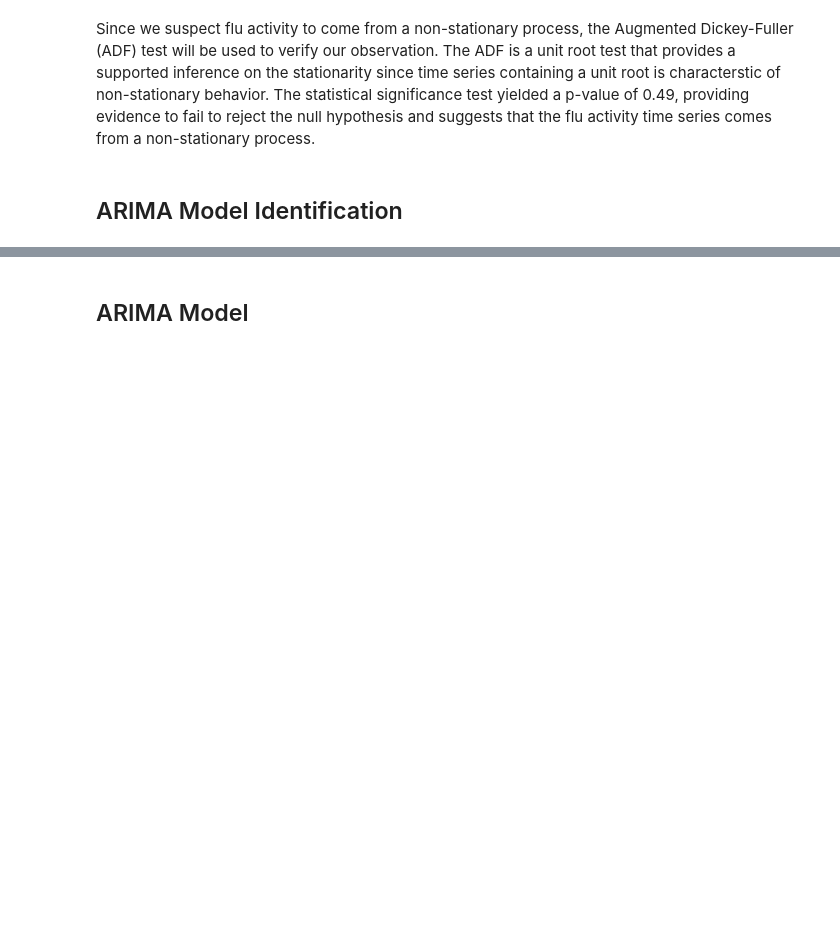
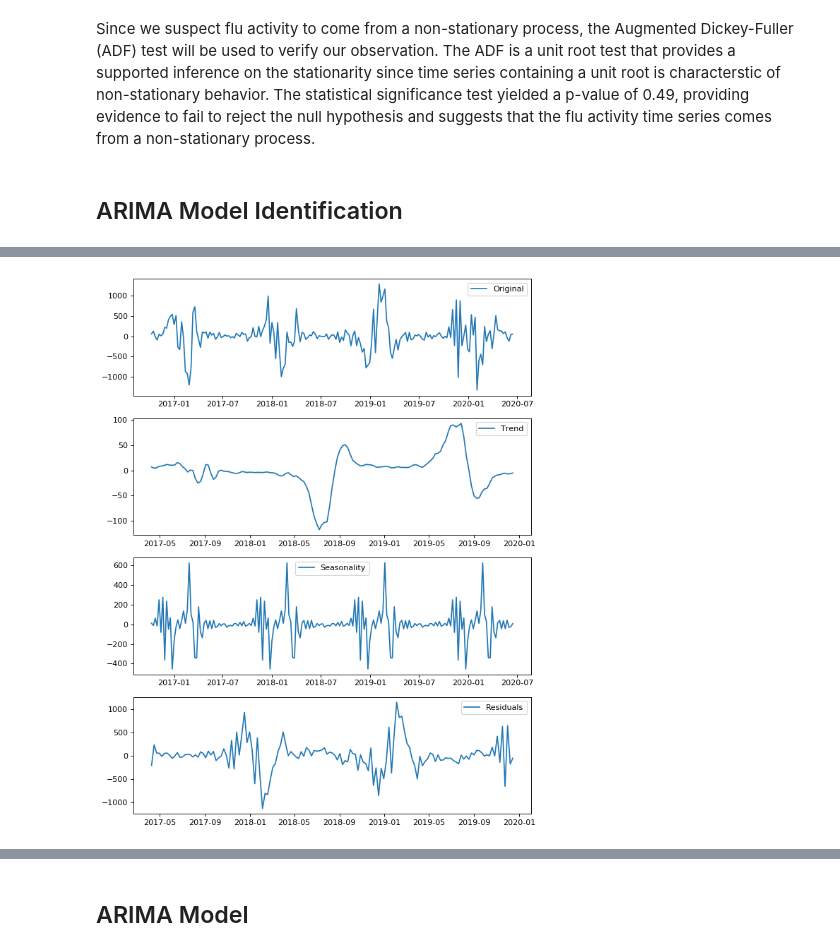
Before and after one commit to mjwolfe91/QTW-CaseStudy4, a Jupyter notebook: FluForecasts.ipynb, the cells around one changed output, grey strips where cells are left out. Saved outputs shown, nothing was run; the diff lists cells and outputs as text; code cells hidden in the pictures; blank space fills up the shorter version.

```diff
--- a/FluForecasts.ipynb
+++ b/FluForecasts.ipynb
@@ -229,0 +219,31 @@ for parameter in pdq:
+# %%
+firstDiff = FluCases2015.diff(1)
+#secondDiff = firstDiff.diff(1)
+seasonalDiff = FluCases2015.diff(52)
+seasonal_firstDiff = seasonalDiff.diff(1)
+#seasonal_secondDiff = seasonal_firstDiff.diff(1)
+moving_avg = FluCases2015.rolling(52).mean()
+#stationary_firstDiff = seasonal_firstDiff - moving_avg
+#stationary_secondDiff = seasonal_secondDiff - moving_avg
+# %%
+decomposition = seasonal_decompose(seasonal_firstDiff.dropna())
+
+trend = decomposition.trend
+seasonal = decomposition.seasonal
+residual = decomposition.resid
+plt.figure(num=None, figsize=(8, 10), dpi=80, facecolor='w', edgecolor='k')
+plt.subplot(411)
+plt.plot(seasonal_firstDiff, label='Original')
+plt.legend(loc='best')
+plt.subplot(412)
+plt.plot(trend, label='Trend')
+plt.legend(loc='best')
+plt.subplot(413)
+plt.plot(seasonal,label='Seasonality')
+plt.legend(loc='best')
+plt.subplot(414)
+plt.plot(residual, label='Residuals')
+plt.legend(loc='best')
+plt.tight_layout()
+# %% [output]
+[figure, added]
```
Also changed, not shown: parts of 17 cells of this notebook.
